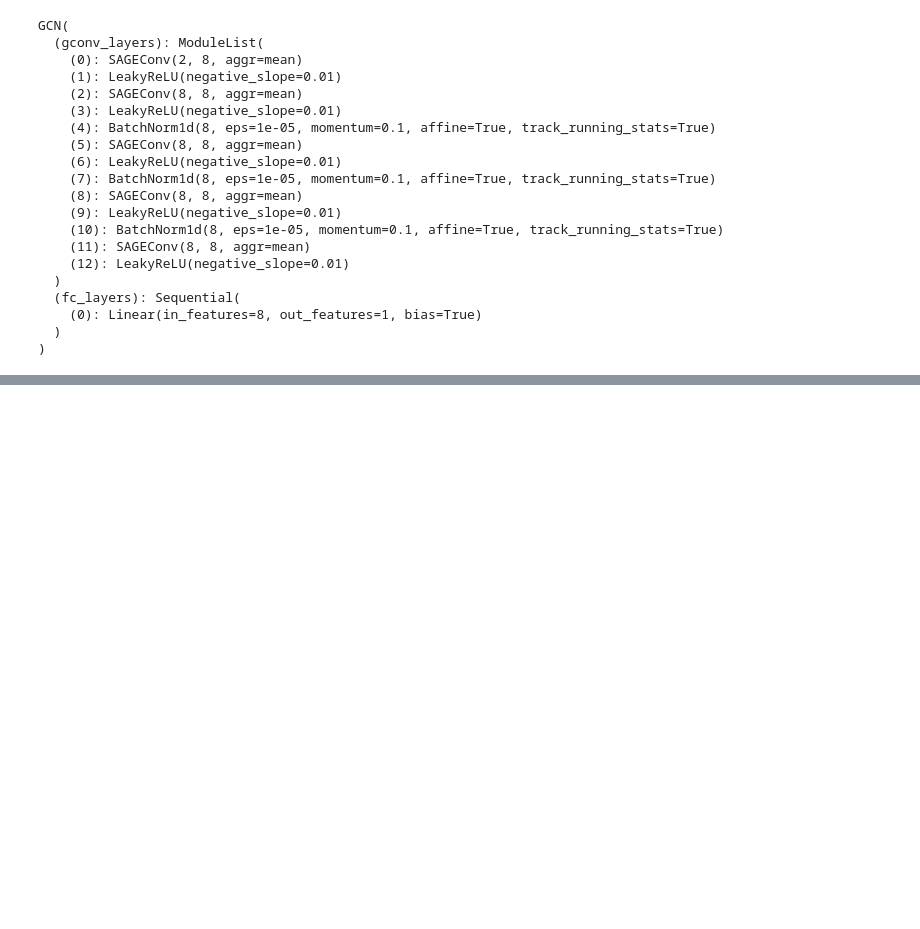
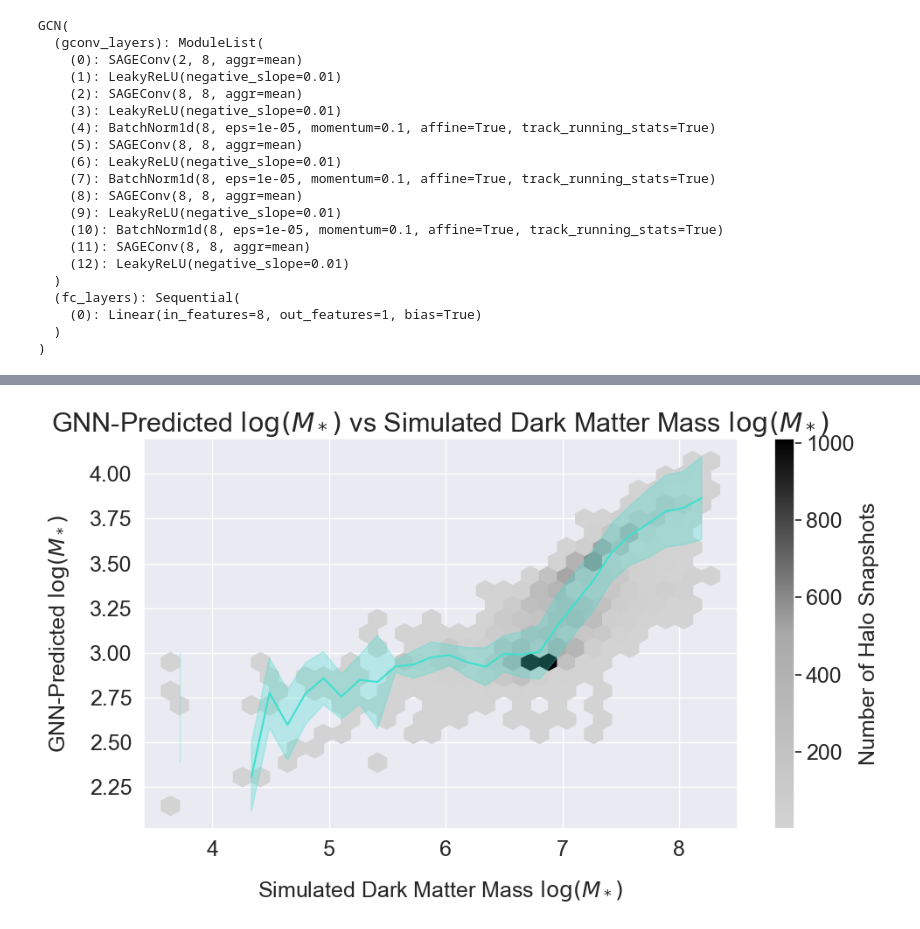
Before and after one commit to vhorvath2010/baryonic-from-dmmt, a Jupyter notebook: visualize_training.ipynb, the cells around one changed output, grey strips where cells are left out. Cells and saved outputs as stored; diff of their text form; code cells hidden in the pictures; blank space fills up the shorter version.

```diff
--- a/visualize_training.ipynb
+++ b/visualize_training.ipynb
@@ -126,0 +165,4 @@ R^2: -0.1384239383400807
+# %%
+create_hexplot(30, 12, dm_mass, y_pred, "Simulated Dark Matter Mass $\log(M_*)$", "GNN-Predicted $\log(M_*)$", "GNN-Predicted $\log(M_*)$ vs Simulated Dark Matter Mass $\log(M_*)$", False, False)
+# %% [output]
+[figure, added]
```
Also changed, not shown: parts of 9 cells of this notebook, 16 other files.
